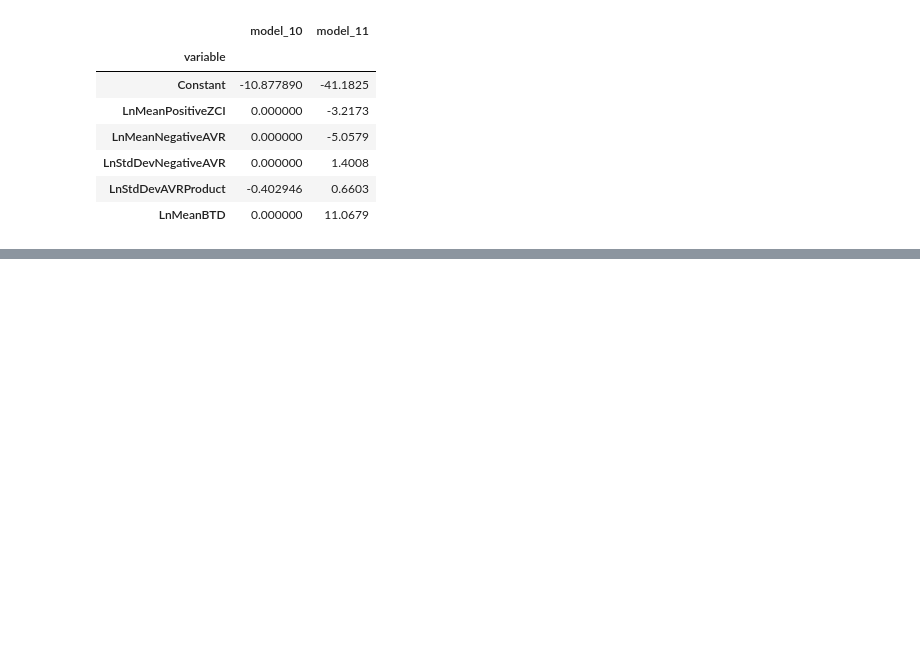
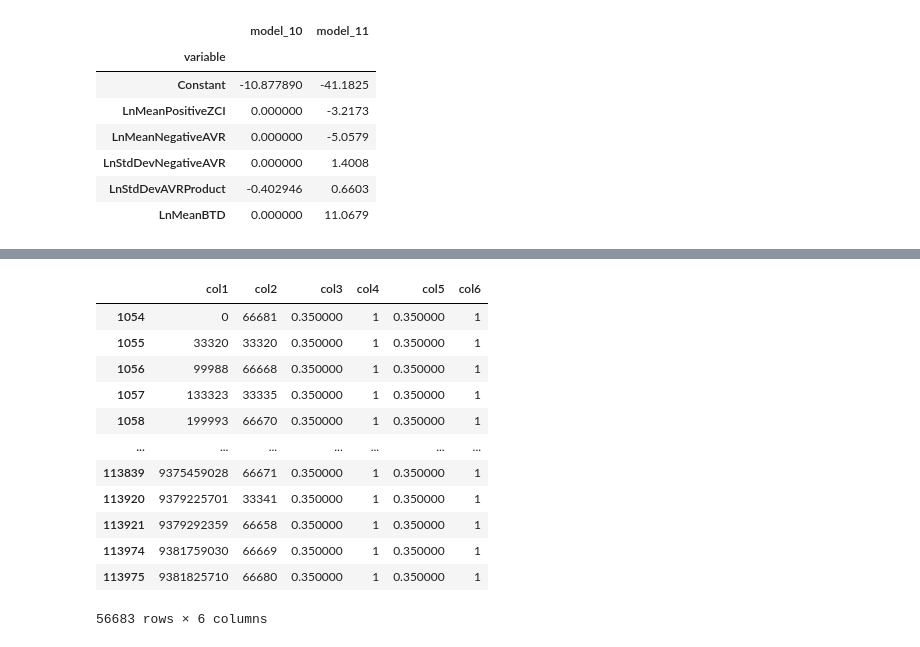
Before and after one commit to vjainoptalert/vj_post_hoc_model11, a Jupyter notebook: model_analysis.ipynb, the cells around one changed output, grey strips where cells are left out. Drawn from its saved outputs; the diff is of its cells as text; code cells hidden in the pictures; blank space fills up the shorter version.

```diff
--- a/model_analysis.ipynb
+++ b/model_analysis.ipynb
@@ -190,0 +232,16 @@ jds_config[jds_config['model_11'] != 0]
+# %%
+df_valid
+# %% [output]
+|  | col1 | col2 | col3 | col4 | col5 | col6 |
+| 1054 | 0 | 66681 | 0.350000 | 1 | 0.350000 | 1 |
+| 1055 | 33320 | 33320 | 0.350000 | 1 | 0.350000 | 1 |
+| 1056 | 99988 | 66668 | 0.350000 | 1 | 0.350000 | 1 |
+| 1057 | 133323 | 33335 | 0.350000 | 1 | 0.350000 | 1 |
+| 1058 | 199993 | 66670 | 0.350000 | 1 | 0.350000 | 1 |
+| ... | ... | ... | ... | ... | ... | ... |
+| 113839 | 9375459028 | 66671 | 0.350000 | 1 | 0.350000 | 1 |
+| 113920 | 9379225701 | 33341 | 0.350000 | 1 | 0.350000 | 1 |
+| 113921 | 9379292359 | 66658 | 0.350000 | 1 | 0.350000 | 1 |
+| 113974 | 9381759030 | 66669 | 0.350000 | 1 | 0.350000 | 1 |
+| 113975 | 9381825710 | 66680 | 0.350000 | 1 | 0.350000 | 1 |
+56683 rows × 6 columns
```
Also changed, not shown: parts of 6 cells of this notebook.
